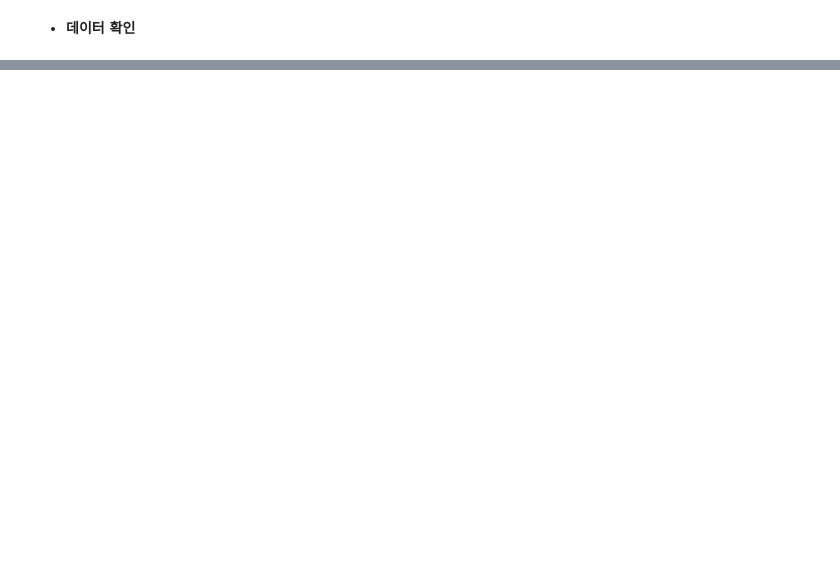
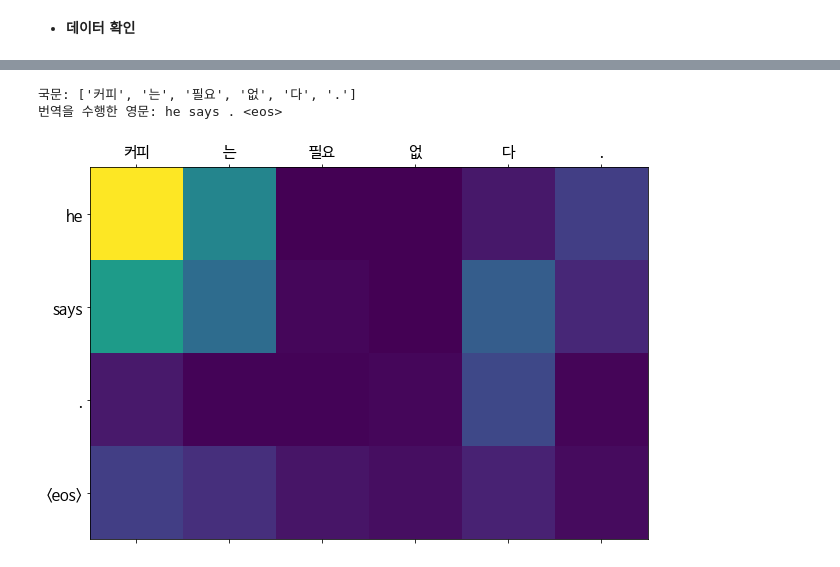
Before and after one commit to 9645258/aiffel, a Jupyter notebook: 02_goingdeeper/01_nlp/[GD-08]nlp.ipynb, the cells around one changed output, grey strips where cells are left out. Saved outputs shown, nothing was run; the diff lists cells and outputs as text; code cells hidden in the pictures; blank space fills up the shorter version.

```diff
--- a/02_goingdeeper/01_nlp/[GD-08]nlp.ipynb
+++ b/02_goingdeeper/01_nlp/[GD-08]nlp.ipynb
@@ -203,0 +380,19 @@ def show_sentence_length(sentence_num, title, range_=[0, 500]):
+# %%
+EPOCHS = 20
+BATCH_SIZE = 64
+
+
+for epoch in range(EPOCHS):
+    total_loss = 0
+
+    idx_list = list(range(0, enc_tensor.shape[0], BATCH_SIZE))
+    random.shuffle(idx_list)
+    t = tqdm(idx_list)
+
+    for (batch, idx) in enumerate(t):
+        batch_loss = train_step(enc_tensor[idx:idx+BATCH_SIZE], dec_tensor[idx:idx+BATCH_SIZE], encoder, decoder, optimizer, dec_tokenizer)
+
+        total_loss += batch_loss
+
+        t.set_description_str('Epoch %2d' % (epoch + 1))
+        t.set_postfix_str('Loss %.4f' % (total_loss.numpy() / (batch + 1)))
@@ -203,0 +441,15 @@ def show_sentence_length(sentence_num, title, range_=[0, 500]):
+# %%
+def plot_attention(attention, sentence, predicted_sentence):
+    fig = plt.figure(figsize=(10,10))
+    ax = fig.add_subplot(1, 1, 1)
+    ax.matshow(attention, cmap='viridis')
+
+    fontdict = {'fontsize': 15, 'fontfamily' : 'NanumBarunGothic'}
+
+    ax.set_xticklabels([''] + sentence, fontdict=fontdict)
+    ax.set_yticklabels([''] + predicted_sentence, fontdict=fontdict)
+
+    ax.xaxis.set_major_locator(ticker.MultipleLocator(1))
+    ax.yaxis.set_major_locator(ticker.MultipleLocator(1))
+
+    plt.show()
@@ -203,0 +458,9 @@ def show_sentence_length(sentence_num, title, range_=[0, 500]):
+# %%
+def translate(sentence, encoder, decoder):
+    result, sentence, attention = evaluate(sentence, encoder, decoder)
+
+    print('국문: %s' % (sentence))
+    print('번역을 수행한 영문: {}'.format(result))
+
+    attention = attention[:len(result.split()), :len(sentence)]
+    plot_attention(attention, sentence, result.split(' '))
@@ -203,0 +483,6 @@ def show_sentence_length(sentence_num, title, range_=[0, 500]):
+# %%
+translate("커피는 필요 없다.", encoder, decoder)
+# %% [output]
+국문: ['커피', '는', '필요', '없', '다', '.']
+번역을 수행한 영문: he says . <eos>
+[figure, added]
```
Also changed, not shown: parts of 94 cells of this notebook.
